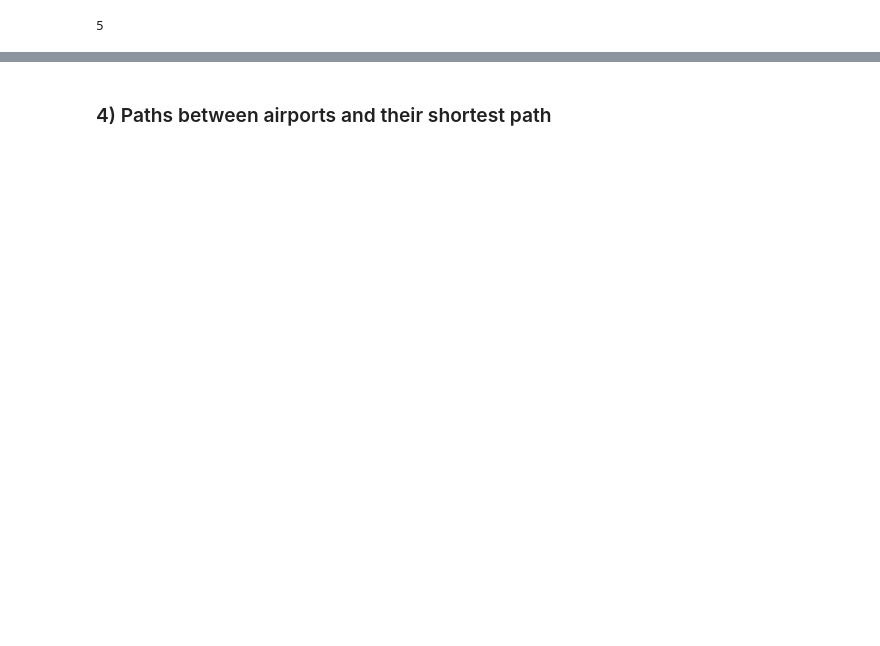
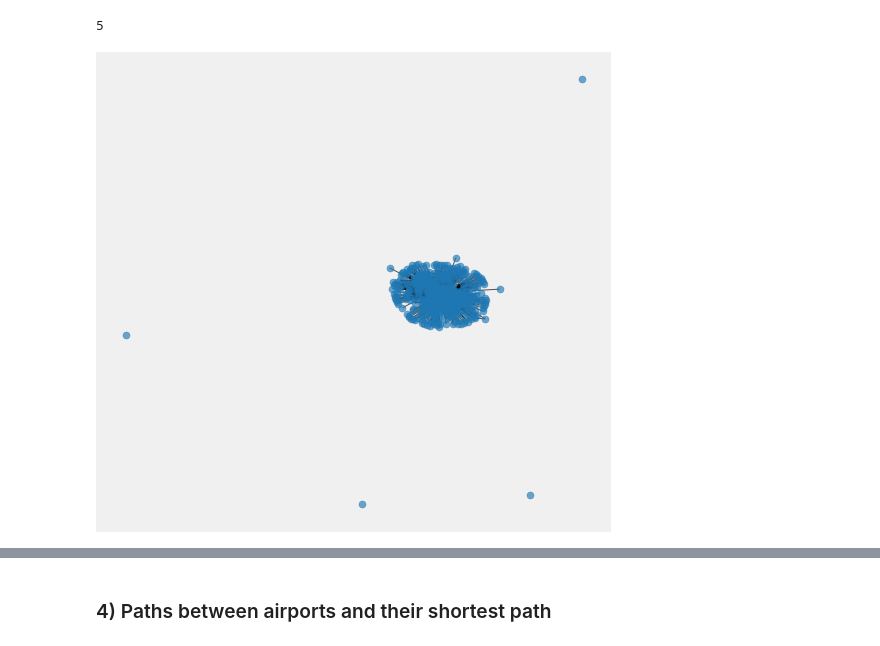
Before and after one commit to Cogitus/lets-learn-network-analysis, a Jupyter notebook: Unit 01 - basics of graph manipulation/project_2/air_traffic_network_analysis.ipynb, the cells around one changed output, grey strips where cells are left out. Cells and saved outputs as stored; diff of their text form; code cells hidden in the pictures; blank space fills up the shorter version.

```diff
--- a/Unit 01 - basics of graph manipulation/project_2/air_traffic_network_analysis.ipynb
+++ b/Unit 01 - basics of graph manipulation/project_2/air_traffic_network_analysis.ipynb
@@ -235,4 +243,12 @@ plt.show()
 nx.number_connected_components(G)
 # %% [output]
 5
+# %%
+# visualizing the connected components
+fig, ax = plt.subplots(1, 1,figsize=(8, 8))
+nx.draw_networkx(G, ax=ax, with_labels=False, node_size=50, alpha=0.65, pos=nx.spring_layout(G))
+plt.axis("off")
+plt.show()
+# %% [output]
+[figure, added]
 # %%
```
Also changed, not shown: parts of 18 cells of this notebook, 4 other files.
